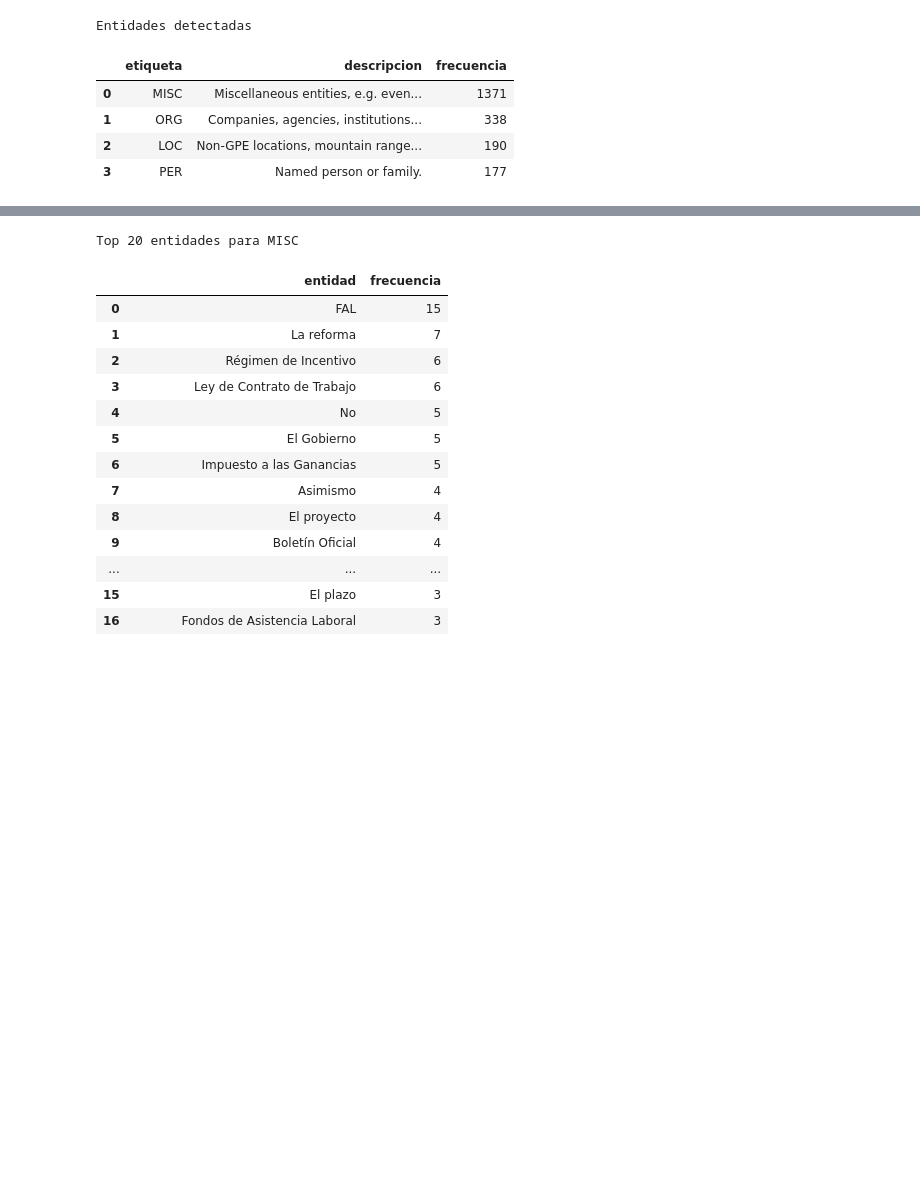
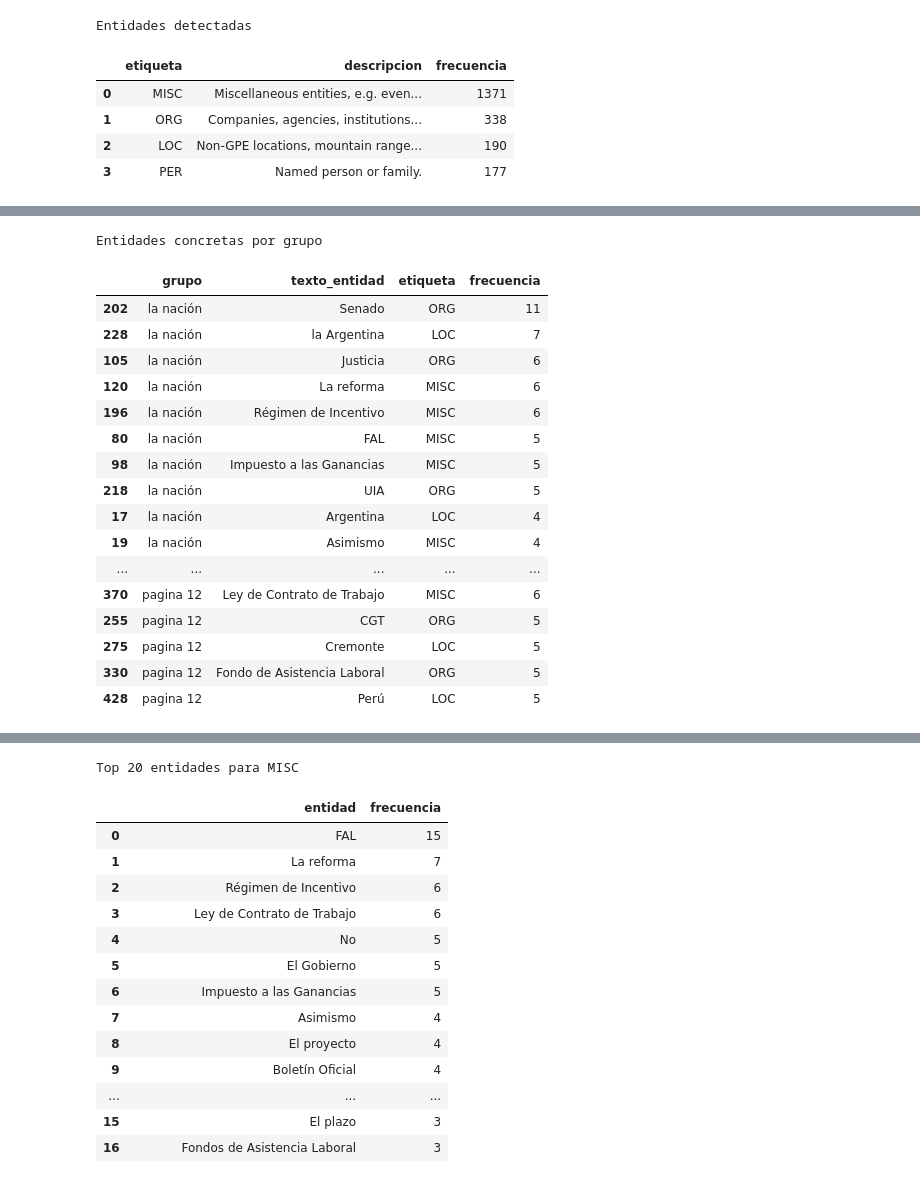
Before and after one commit to Sabri-Nang/sanches-sabrina-pln-1c-2026, a Jupyter notebook: Tpi3_text_mining_recuperatorio/TP3_Recuperatorio_Grupal.ipynb, the cells around one changed output, grey strips where cells are left out. Cells and saved outputs as stored; diff of their text form; code cells hidden in the pictures; blank space fills up the shorter version.

```diff
--- a/Tpi3_text_mining_recuperatorio/TP3_Recuperatorio_Grupal.ipynb
+++ b/Tpi3_text_mining_recuperatorio/TP3_Recuperatorio_Grupal.ipynb
@@ -623,0 +709,34 @@ Entidades detectadas
+# %%
+if df_entidades.empty:
+    tabla_entidades_concretas = pd.DataFrame(columns=["grupo", "texto_entidad", "etiqueta", "frecuencia"])
+    top_entidades_concretas = tabla_entidades_concretas.copy()
+else:
+    agrupado_entidades = df_entidades.groupby(["grupo", "texto_entidad", "etiqueta"])
+    tabla_entidades_concretas = agrupado_entidades.size()
+    tabla_entidades_concretas = tabla_entidades_concretas.reset_index(name="frecuencia")
+    tabla_entidades_concretas = tabla_entidades_concretas.sort_values(["grupo", "frecuencia"], ascending=[True, False])
+
+    agrupado_top_entidades = tabla_entidades_concretas.groupby("grupo")
+    top_entidades_concretas = agrupado_top_entidades.head(10)
+
+print("Entidades concretas por grupo")
+display(top_entidades_concretas)
+# %% [output]
+Entidades concretas por grupo
+|  | grupo | texto_entidad | etiqueta | frecuencia |
+| 202 | la nación | Senado | ORG | 11 |
+| 228 | la nación | la Argentina | LOC | 7 |
+| 105 | la nación | Justicia | ORG | 6 |
+| 120 | la nación | La reforma | MISC | 6 |
+| 196 | la nación | Régimen de Incentivo | MISC | 6 |
+| 80 | la nación | FAL | MISC | 5 |
+| 98 | la nación | Impuesto a las Ganancias | MISC | 5 |
+| 218 | la nación | UIA | ORG | 5 |
+| 17 | la nación | Argentina | LOC | 4 |
+| 19 | la nación | Asimismo | MISC | 4 |
+| ... | ... | ... | ... | ... |
+| 370 | pagina 12 | Ley de Contrato de Trabajo | MISC | 6 |
+| 255 | pagina 12 | CGT | ORG | 5 |
+| 275 | pagina 12 | Cremonte | LOC | 5 |
+| 330 | pagina 12 | Fondo de Asistencia Laboral | ORG | 5 |
+| 428 | pagina 12 | Perú | LOC | 5 |
```
Also changed, not shown: parts of 10 cells of this notebook.
